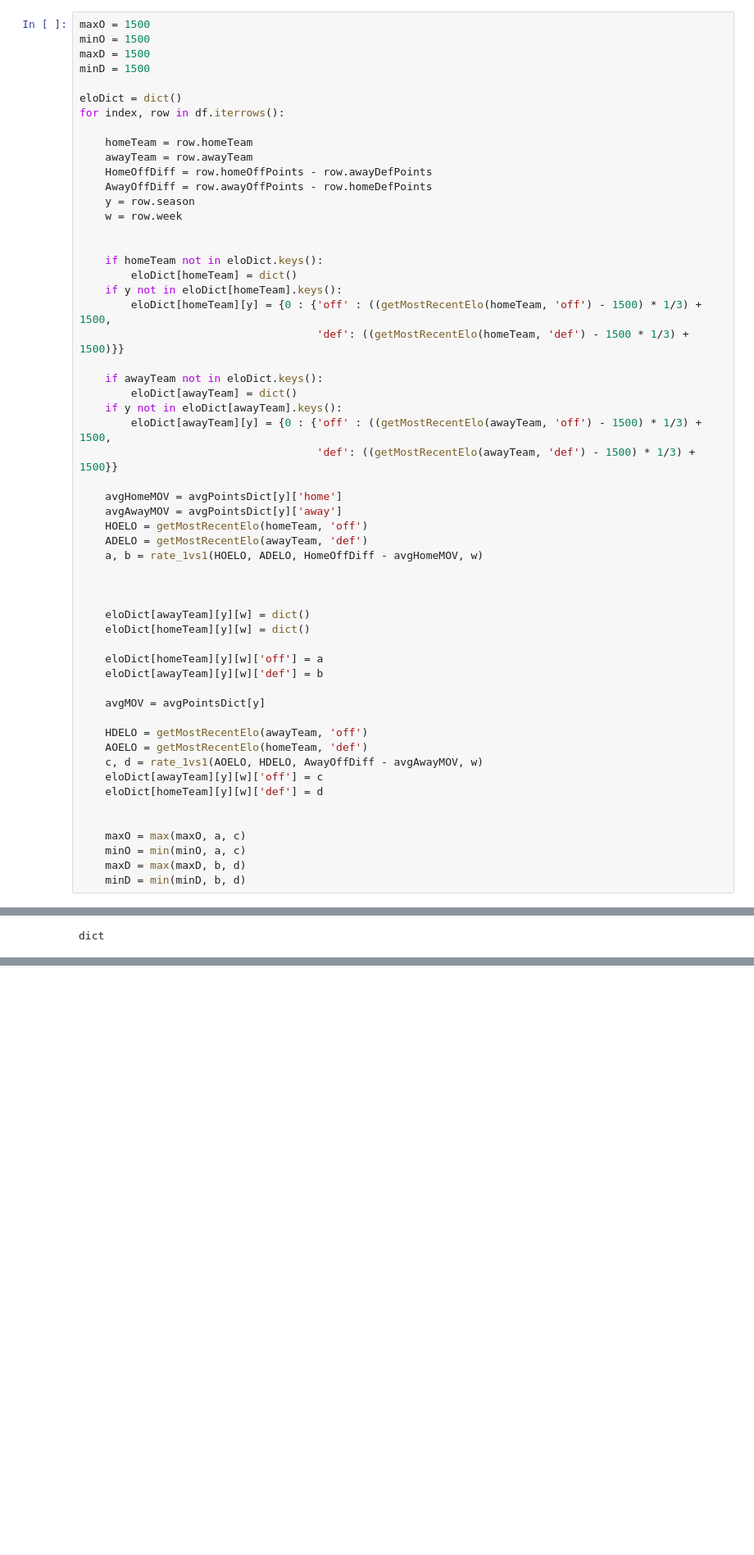
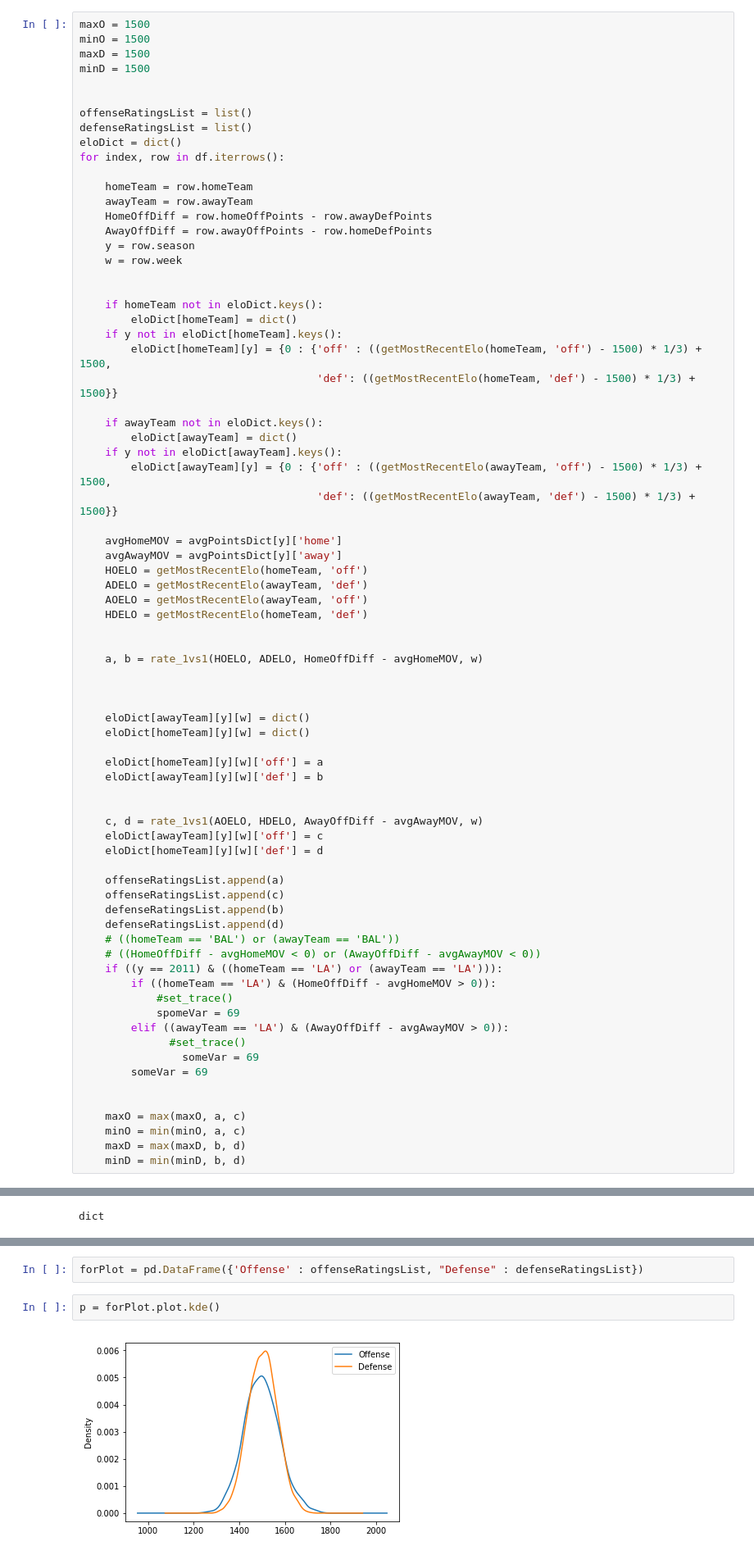
Before and after one commit to norris13/MachineLearningProject, a Jupyter notebook: CalculateELOsPython.ipynb, the cells around one changed output, grey strips where cells are left out. Shown: that part at 82% size. Cells and saved outputs as stored; diff of their text form; blank space fills up the shorter version.

```diff
--- a/CalculateELOsPython.ipynb
+++ b/CalculateELOsPython.ipynb
@@ -86,6 +90,9 @@ minO = 1500
 maxD = 1500
 minD = 1500
 
+
+offenseRatingsList = list()
+defenseRatingsList = list()
 eloDict = dict()
 for index, row in df.iterrows():
 
@@ -101,7 +108,7 @@ for index, row in df.iterrows():
         eloDict[homeTeam] = dict()
     if y not in eloDict[homeTeam].keys():
         eloDict[homeTeam][y] = {0 : {'off' : ((getMostRecentElo(homeTeam, 'off') - 1500) * 1/3) + 1500,
-                                     'def': ((getMostRecentElo(homeTeam, 'def') - 1500 * 1/3) + 1500)}}
+                                     'def': ((getMostRecentElo(homeTeam, 'def') - 1500) * 1/3) + 1500}}
 
     if awayTeam not in eloDict.keys():
         eloDict[awayTeam] = dict()
@@ -113,6 +120,10 @@ for index, row in df.iterrows():
     avgAwayMOV = avgPointsDict[y]['away']
     HOELO = getMostRecentElo(homeTeam, 'off')
     ADELO = getMostRecentElo(awayTeam, 'def')
+    AOELO = getMostRecentElo(awayTeam, 'off')
+    HDELO = getMostRecentElo(homeTeam, 'def')
+
+
     a, b = rate_1vs1(HOELO, ADELO, HomeOffDiff - avgHomeMOV, w)
 
 
@@ -123,13 +134,25 @@ for index, row in df.iterrows():
     eloDict[homeTeam][y][w]['off'] = a
     eloDict[awayTeam][y][w]['def'] = b
 
-    avgMOV = avgPointsDict[y]
 
-    HDELO = getMostRecentElo(awayTeam, 'off')
-    AOELO = getMostRecentElo(homeTeam, 'def')
     c, d = rate_1vs1(AOELO, HDELO, AwayOffDiff - avgAwayMOV, w)
     eloDict[awayTeam][y][w]['off'] = c
     eloDict[homeTeam][y][w]['def'] = d
+
+    offenseRatingsList.append(a)
+    offenseRatingsList.append(c)
+    defenseRatingsList.append(b)
+    defenseRatingsList.append(d)
+    # ((homeTeam == 'BAL') or (awayTeam == 'BAL'))
+    # ((HomeOffDiff - avgHomeMOV < 0) or (AwayOffDiff - avgAwayMOV < 0))
+    if ((y == 2011) & ((homeTeam == 'LA') or (awayTeam == 'LA'))):
+        if ((homeTeam == 'LA') & (HomeOffDiff - avgHomeMOV > 0)):
+            #set_trace()
+            spomeVar = 69
+        elif ((awayTeam == 'LA') & (AwayOffDiff - avgAwayMOV > 0)):
+              #set_trace()
+                someVar = 69
+        someVar = 69
 
 
     maxO = max(maxO, a, c)
@@ -202,0 +228,6 @@ def getInitialEloRating(team, year, week, unit, data = eloDict):
+# %%
+forPlot = pd.DataFrame({'Offense' : offenseRatingsList, "Defense" : defenseRatingsList})
+# %%
+p = forPlot.plot.kde()
+# %% [output]
+[figure, added]
```
Also changed, not shown: parts of 13 cells of this notebook.
